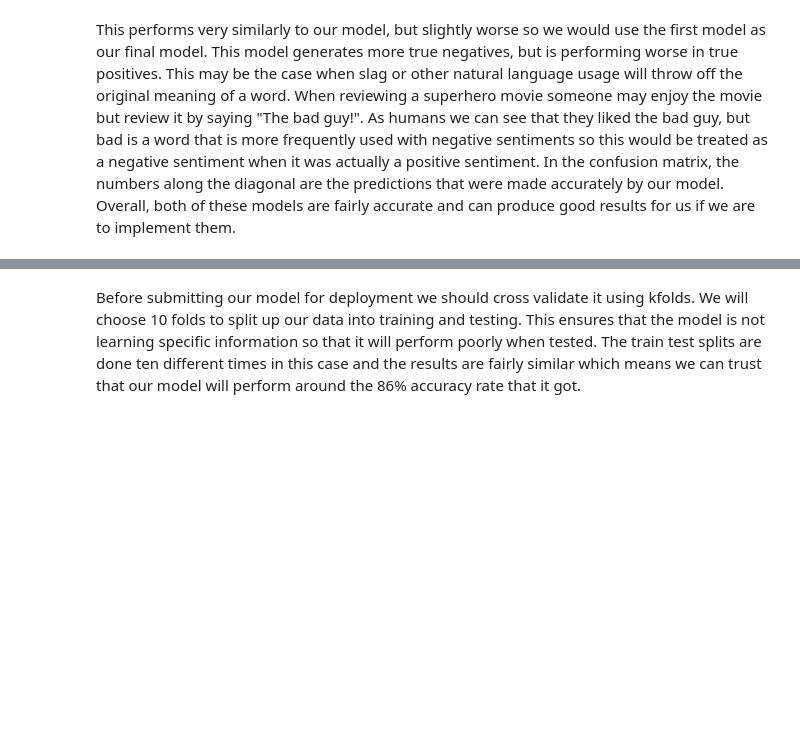
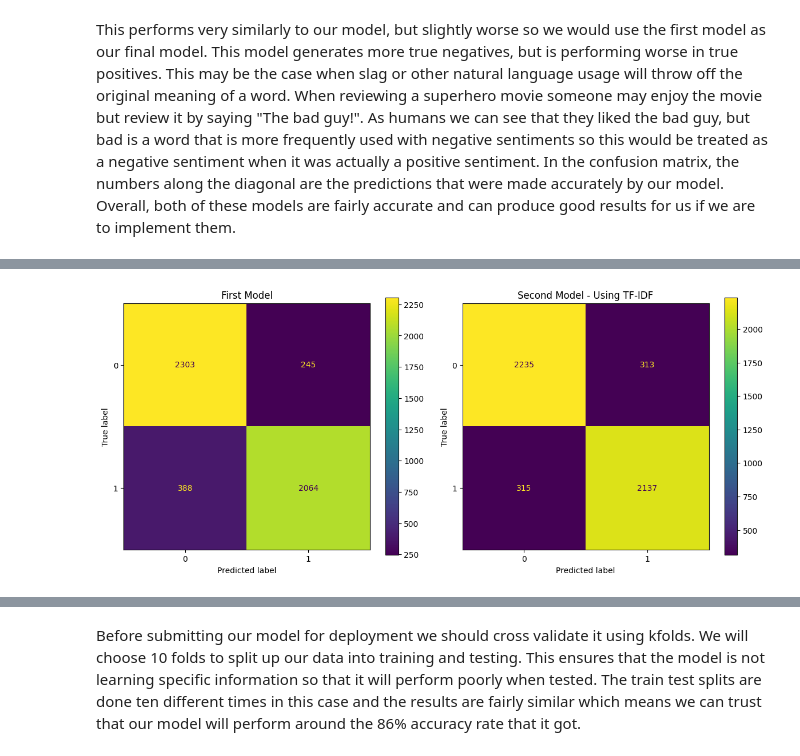
Before and after one commit to ryslipe/sentiment_analysis, a Jupyter notebook: notebook/bag_of_words.ipynb, the cells around one changed output, grey strips where cells are left out. Saved outputs shown, nothing was run; the diff lists cells and outputs as text; code cells hidden in the pictures; blank space fills up the shorter version.

```diff
--- a/notebook/bag_of_words.ipynb
+++ b/notebook/bag_of_words.ipynb
@@ -597,9 +598,9 @@ df.iloc[0]['sentiment']
 To use Tfidf in our model we will need to split the data again this time using the tfidf_transformer as the predictor and the sentiment from our dataframe as the target column. To fit the data we can use the MNB model that we created previously and pass through our new X_train, y_train.
 # %%
 # split the data using the Tfidf
-X_train, x_test, y_train, y_test = train_test_split(tfidf_transformer, df['sentiment'], test_size = 0.2, random_state = 0)
+X_train_tfidf, X_test_tfidf, y_train_, y_test = train_test_split(tfidf_transformer, data['sentiment'], test_size = 0.2, random_state = 0)
 
 # fit the model to new splits
-model = MNB.fit(X_train, y_train)
+model_tfidf = MNB.fit(X_train_tfidf, y_train)
 # %%
 # make predictions
@@ -623,0 +625,14 @@ cm_display = ConfusionMatrixDisplay(confusion_matrix).plot()
+# %%
+# plot both confusion matrices
+# plot set up - 1 row, 2 cols
+fig, axes = plt.subplots(1, 2, figsize=(12,5))
+ConfusionMatrixDisplay.from_estimator(model, X_test, y_test, ax=axes[0])
+axes[0].title.set_text('First Model')
+
+ConfusionMatrixDisplay.from_estimator(model_tfidf, x_test_tfidf, y_test_tfidf, ax = axes[1])
+axes[1].title.set_text('Second Model - Using TF-IDF')
+
+plt.tight_layout()
+plt.show()
+# %% [output]
+[figure, added]
```
Also changed, not shown: parts of 13 cells of this notebook.
